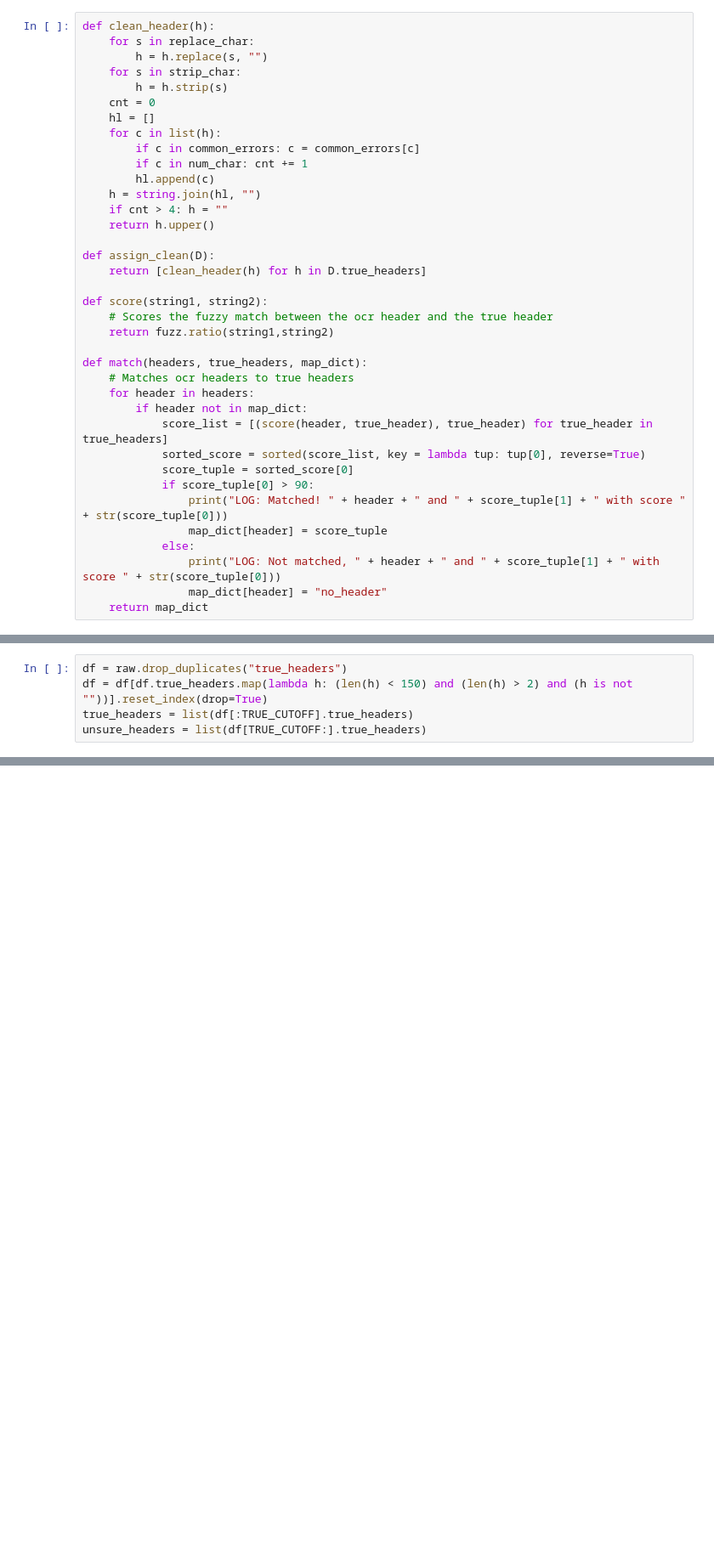
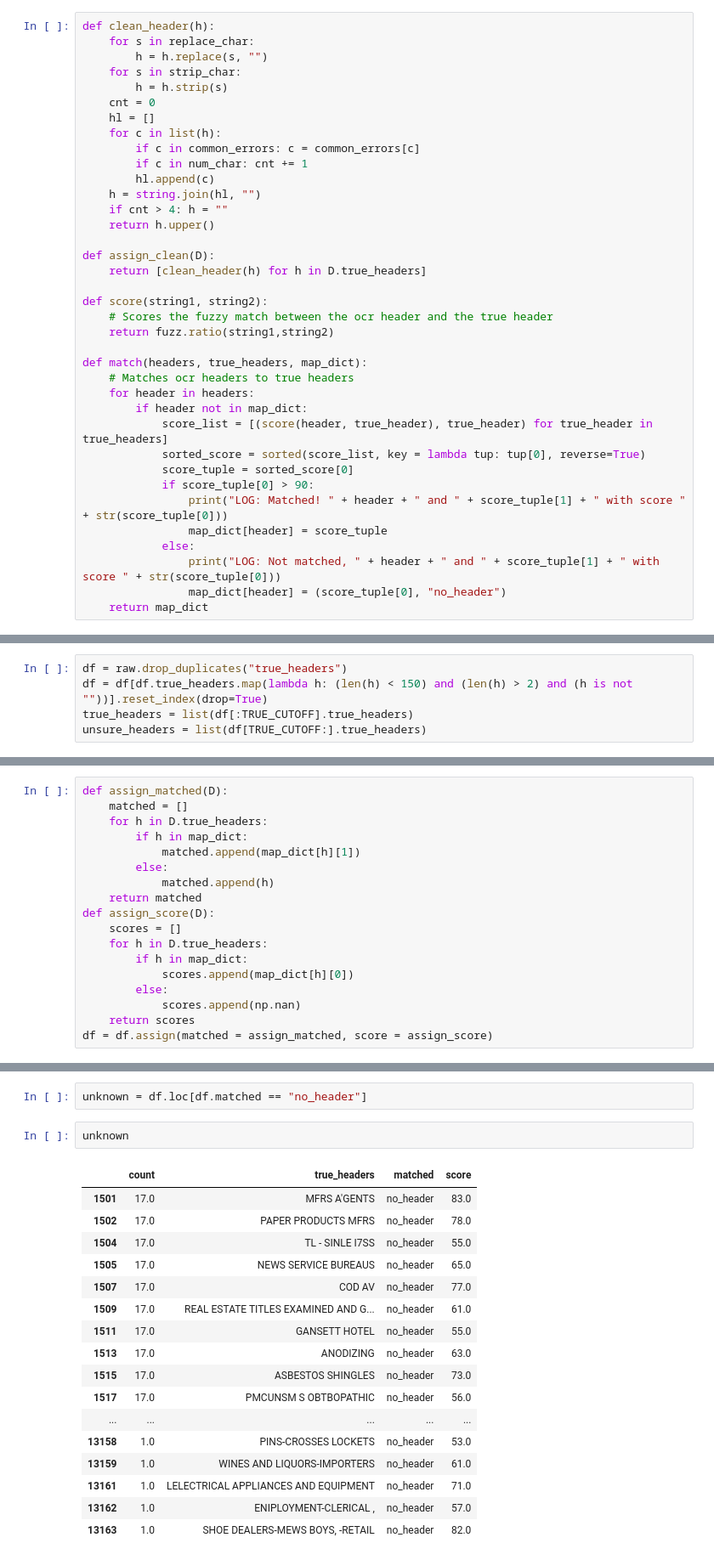
Before and after one commit to brown-ccv/georeg-pipeline, a Jupyter notebook: clean_ranked_header.ipynb, the cells around one changed output, grey strips where cells are left out. Shown at 85% size. Saved outputs shown, nothing was run; the diff lists cells and outputs as text; blank space fills up the shorter version.

Commit message:
added the code to create the reduced header ranked list

```diff
--- a/clean_ranked_header.ipynb
+++ b/clean_ranked_header.ipynb
@@ -52,7 +53,7 @@ def match(headers, true_headers, map_dict):
                 map_dict[header] = score_tuple
             else:
                 print("LOG: Not matched, " + header + " and " + score_tuple[1] + " with score " + str(score_tuple[0]))
-                map_dict[header] = "no_header"
+                map_dict[header] = (score_tuple[0], "no_header")
     return map_dict
 # %%
 raw = pd.read_csv("RankedHeaders.csv")[["count", "true_headers"]].dropna().assign(true_headers=assign_clean)
@@ -85,0 +87,18 @@ LOG: Not matched, DRA
+# %%
+def assign_matched(D):
+    matched = []
+    for h in D.true_headers:
+        if h in map_dict:
+            matched.append(map_dict[h][1])
+        else:
+            matched.append(h)
+    return matched
+def assign_score(D):
+    scores = []
+    for h in D.true_headers:
+        if h in map_dict:
+            scores.append(map_dict[h][0])
+        else:
+            scores.append(np.nan)
+    return scores
+df = df.assign(matched = assign_matched, score = assign_score)
@@ -85,0 +107,22 @@ LOG: Not matched, DRA
+# %%
+unknown = df.loc[df.matched == "no_header"]
+# %%
+unknown
+# %% [output]
+|  | count | true_headers | matched | score |
+| 1501 | 17.0 | MFRS A'GENTS | no_header | 83.0 |
+| 1502 | 17.0 | PAPER PRODUCTS MFRS | no_header | 78.0 |
+| 1504 | 17.0 | TL - SINLE I7SS | no_header | 55.0 |
+| 1505 | 17.0 | NEWS SERVICE BUREAUS | no_header | 65.0 |
+| 1507 | 17.0 | COD AV | no_header | 77.0 |
+| 1509 | 17.0 | REAL ESTATE TITLES EXAMINED AND G... | no_header | 61.0 |
+| 1511 | 17.0 | GANSETT HOTEL | no_header | 55.0 |
+| 1513 | 17.0 | ANODIZING | no_header | 63.0 |
+| 1515 | 17.0 | ASBESTOS SHINGLES | no_header | 73.0 |
+| 1517 | 17.0 | PMCUNSM S OBTBOPATHIC | no_header | 56.0 |
+| ... | ... | ... | ... | ... |
+| 13158 | 1.0 | PINS-CROSSES LOCKETS | no_header | 53.0 |
+| 13159 | 1.0 | WINES AND LIQUORS-IMPORTERS | no_header | 61.0 |
+| 13161 | 1.0 | LELECTRICAL APPLIANCES AND EQUIPMENT | no_header | 71.0 |
+| 13162 | 1.0 | ENIPLOYMENT-CLERICAL , | no_header | 57.0 |
+| 13163 | 1.0 | SHOE DEALERS-MEWS BOYS, -RETAIL | no_header | 82.0 |
```
Also changed, not shown: parts of 4 cells of this notebook, 2 other files.
